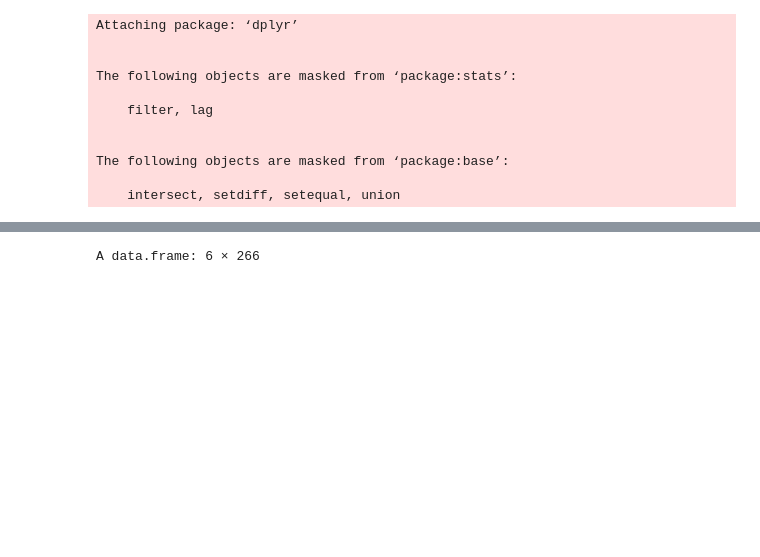
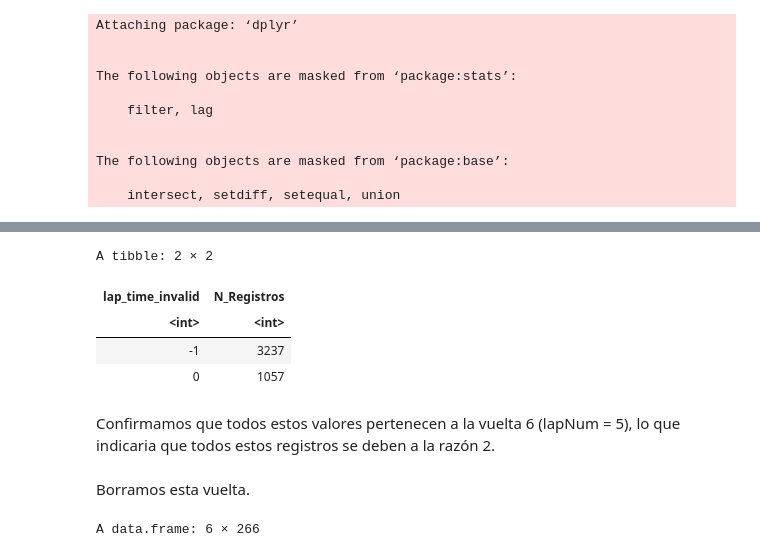
Before and after one commit to LuppeCh/F1EDA, a Jupyter notebook: Exploración_de_Datos_Trabajo_Final.ipynb, the cells around one changed output, grey strips where cells are left out. Saved outputs shown, nothing was run; the diff lists cells and outputs as text; code cells hidden in the pictures; blank space fills up the shorter version.

```diff
--- a/Exploración_de_Datos_Trabajo_Final.ipynb
+++ b/Exploración_de_Datos_Trabajo_Final.ipynb
@@ -48,3 +117,21 @@ A data.frame: 6 × 266
+# %%
+final_valido <- wil %>%
+  filter(lapNum == 5) %>%
+  group_by(lap_time_invalid) %>%
+  summarise(
+    N_Registros = n(),
+    .groups = 'drop'
+  )
+
+  final_valido
+# %% [output]
+A tibble: 2 × 2
+| lap_time_invalid | N_Registros |
+| <int> | <int> |
+| -1 | 3237 |
+| 0 | 1057 |
+# %% [markdown]
+Confirmamos que todos estos valores pertenecen a la vuelta 6 (lapNum = 5), lo que indicaria que todos estos registros se deben a la razón 2.
 # %%
 wil <- wil %>%
   filter(lapNum < 5)
@@ -72,3 +138,5 @@ wil <- wil %>%
+# %% [markdown]
+Borramos esta vuelta.
 # %%
 mcl <- read.csv("mcclaren.csv")
 # %%
```
Also changed, not shown: parts of 39 cells of this notebook.
